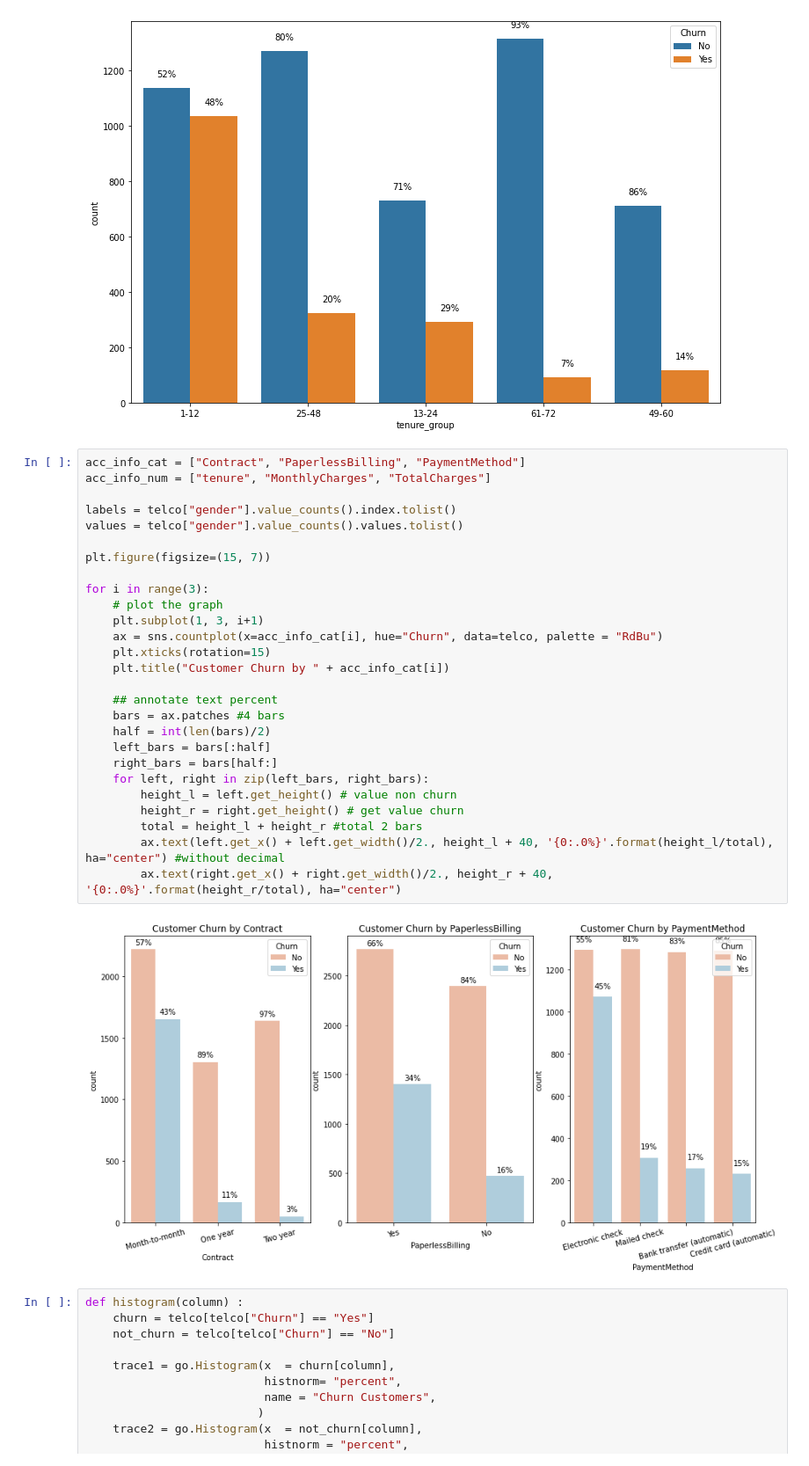
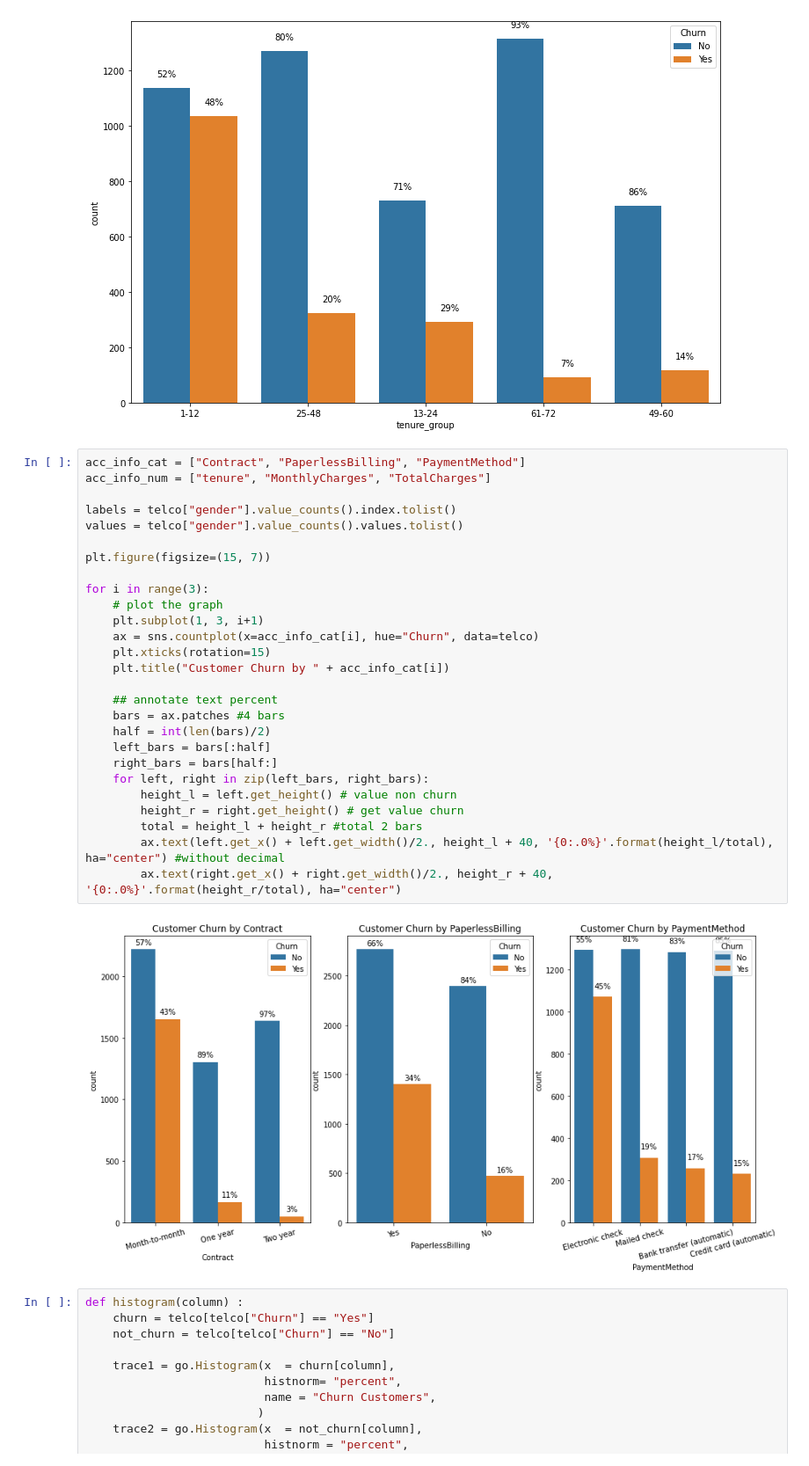
Before and after one commit to ramamuharam/Telco-Customer-Churn, a Jupyter notebook: ExploratoryDataAnalysis.ipynb, the cells around one changed output. Shown at 88% size. Saved outputs shown, nothing was run; the diff lists cells and outputs as text.

```diff
--- a/ExploratoryDataAnalysis.ipynb
+++ b/ExploratoryDataAnalysis.ipynb
@@ -229,32 +282,32 @@ for left, right in zip(left_bars, right_bars):
 # %%
 acc_info_cat = ["Contract", "PaperlessBilling", "PaymentMethod"]
 acc_info_num = ["tenure", "MonthlyCharges", "TotalCharges"]
 
 labels = telco["gender"].value_counts().index.tolist()
 values = telco["gender"].value_counts().values.tolist()
 
 plt.figure(figsize=(15, 7))
 
 for i in range(3):
     # plot the graph
     plt.subplot(1, 3, i+1)
-    ax = sns.countplot(x=acc_info_cat[i], hue="Churn", data=telco, palette = "RdBu")
+    ax = sns.countplot(x=acc_info_cat[i], hue="Churn", data=telco)
     plt.xticks(rotation=15)
     plt.title("Customer Churn by " + acc_info_cat[i])
 
     ## annotate text percent
     bars = ax.patches #4 bars
     half = int(len(bars)/2)
     left_bars = bars[:half]
     right_bars = bars[half:]
     for left, right in zip(left_bars, right_bars):
         height_l = left.get_height() # value non churn
         height_r = right.get_height() # get value churn
         total = height_l + height_r #total 2 bars
         ax.text(left.get_x() + left.get_width()/2., height_l + 40, '{0:.0%}'.format(height_l/total), ha="center") #without decimal
         ax.text(right.get_x() + right.get_width()/2., height_r + 40, '{0:.0%}'.format(height_r/total), ha="center")
 # %% [output]
-[figure, old version]
+[figure, new version]
 # %%
 def histogram(column) :
     churn = telco[telco["Churn"] == "Yes"]
```
Also changed, not shown: parts of 7 cells of this notebook, 1 other file.
